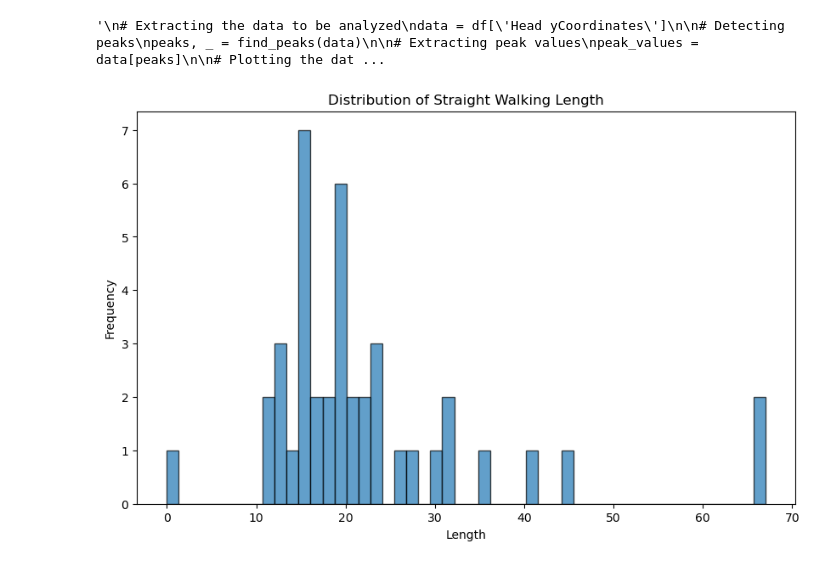
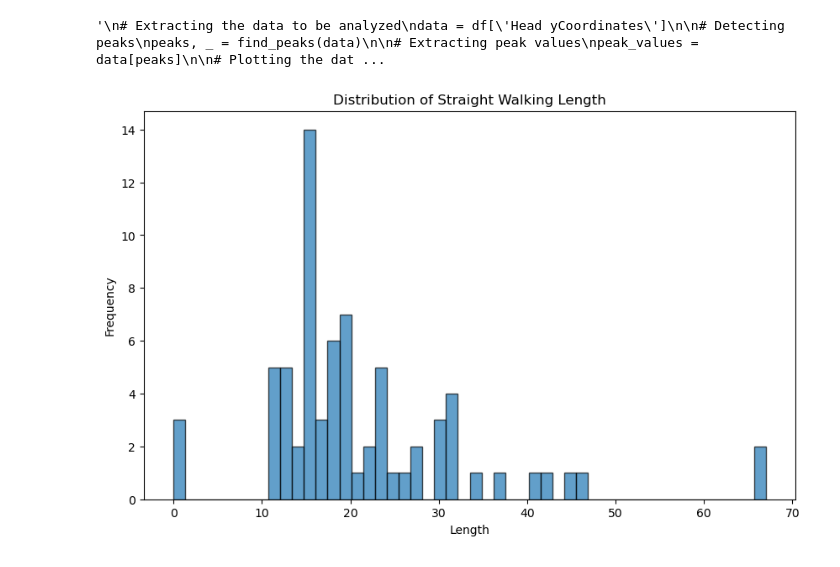
Before and after one commit to Yang2hang/RR_Pose_analysis, a Jupyter notebook: data_analysis/main.ipynb, the cells around one changed output. Cells and saved outputs as stored; diff of their text form; code cells hidden in the pictures.

```diff
--- a/data_analysis/main.ipynb
+++ b/data_analysis/main.ipynb
@@ -20,10 +14,24 @@ csv_folder = '/Users/yang/Documents/Wilbrecht_Lab/sleap_video'
 # %%
+animal = 'RRM026'
+session = 'Day151'
+root_folder = '/Users/yang/Documents/Wilbrecht_Lab/sleap_video/preprocessed_data'
+
+animal_folder_path = oj(root_folder, animal)
+
 dataframes = []
 
-for filename in os.listdir(csv_folder):
-    if filename.startswith(f'{animal}_{session}') and filename.endswith('_time.csv'):
-        file_path = os.path.join(csv_folder, filename)
-        df = pd.read_csv(file_path, index_col=0)
-        dataframes.append(df)
+# Check if the animal folder exists
+if os.path.isdir(animal_folder_path):
+    # Loop through each file in the animal folder
+    for filename in os.listdir(animal_folder_path):
+        if filename.startswith(f'{animal}_{session}') and filename.endswith('_processed.csv'):
+            file_path = oj(animal_folder_path, filename)
+            df = pd.read_csv(file_path, index_col=0)
+            dataframes.append(df)
+else:
+    print('No matching animal folder found.')
 
-combined_df = pd.concat(dataframes, ignore_index=True)
+if dataframes:
+    combined_df = pd.concat(dataframes, ignore_index=True)
+else:
+    print("No matching files found.")
@@ -40,15 +50,15 @@ combined_df.head()
 # %%
 # Define the start and stop frames
-start_frame, stop_frame = 0, 10000
+start_frame, stop_frame = 0, 19000
 
 # Filter the dataframe for the specified frame range
 filtered_df = combined_df.iloc[start_frame:stop_frame]
 
 plt.figure(figsize=(10, 6))
 
-palette = sns.color_palette('tab20c', n_colors=len(filtered_df['trial num'].unique()))
+palette = sns.color_palette('deep', n_colors=len(filtered_df['trial'].unique()))
 
-for color, (trial_num, group) in zip(palette, filtered_df.groupby('trial num')):
+for color, (trial_num, group) in zip(palette, filtered_df.groupby('trial')):
     sns.lineplot(
         data=group,
         x='Head x',
@@ -81,9 +91,9 @@ filtered_df = combined_df.iloc[start_frame:stop_frame]
 
 plt.figure(figsize=(10, 6))
 
-palette = sns.color_palette('tab20c', n_colors=len(filtered_df['trial num'].unique()))
+palette = sns.color_palette('deep', n_colors=len(filtered_df['trial'].unique()))
 
-for color, (trial_num, group) in zip(palette, filtered_df.groupby('trial num')):
+for color, (trial_num, group) in zip(palette, filtered_df.groupby('trial')):
     sns.lineplot(
         data=group,
         x='warped Head x',
@@ -149,36 +159,36 @@ trials = []
 current_trial_speeds = []
 current_trial_coords = []
 
 for index, row in combined_df.iterrows():
-    trial_num = row['trial num']
+    trial_num = row['trial']
     decision = row['decision']
     speed = row['Head velocity']
     head_x = row['warped Head x']
     head_y = row['warped Head y']
 
     if not pd.isna(decision):
         current_decision = decision
 
     if trial_num != current_trial_num: # End of current trial and start of a new trial
         if length < 100:
             straight_walking_length.append(length)
-            length = 0
             current_decision = np.nan
             current_trial_num = trial_num
+        length = 0
 
     if pd.isna(current_decision) and index != 0:
         if speed < 300:
             length += 1
 
 straight_walking_length_df = pd.DataFrame(straight_walking_length)
 plt.figure(figsize=(10, 6))
 plt.hist(straight_walking_length_df, bins=50, edgecolor='k', alpha=0.7)
 plt.title('Distribution of Straight Walking Length')
 plt.xlabel('Length')
 plt.ylabel('Frequency')
 plt.show()
 # %% [output]
-[figure, old version]
+[figure, new version]
 # %%
 def get_trial_profile(df, speed_threshold=500, speed_length=12, coord_length=13):
     """
```
Also changed, not shown: parts of 16 cells of this notebook, 10 other files.
